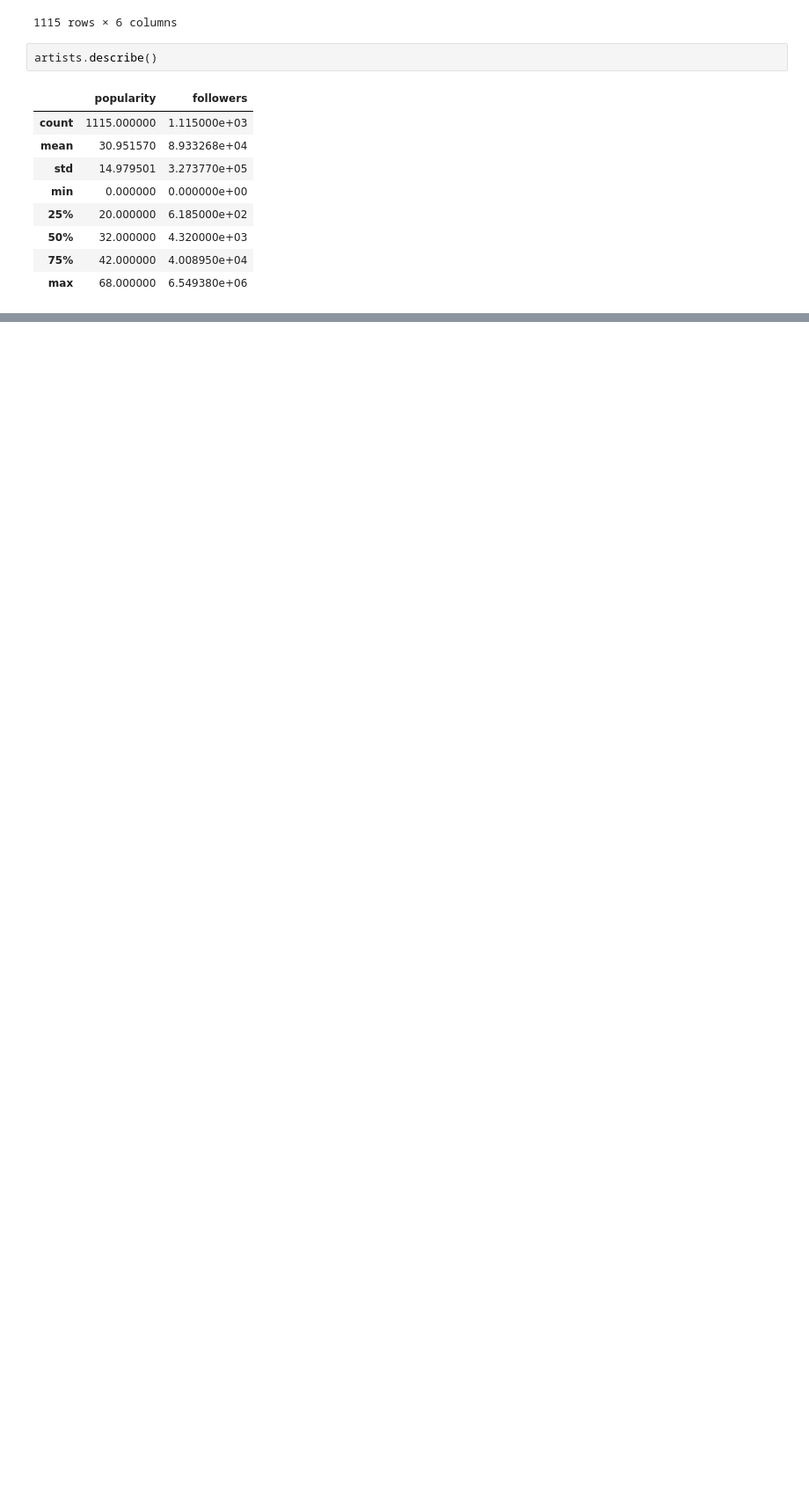
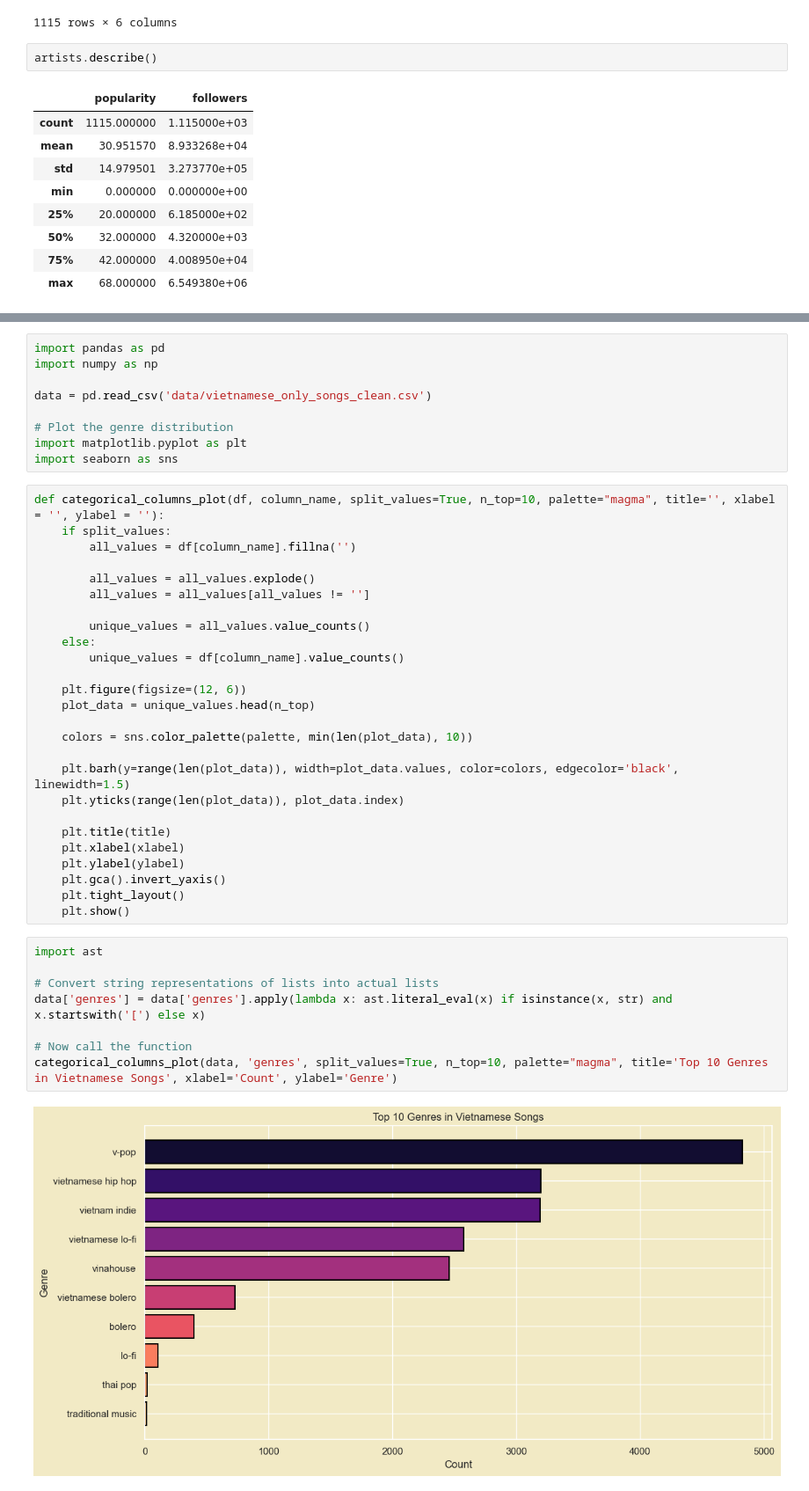
Before and after one commit to truongthuankiet1990gmailcom/Intro-to-DV-Final, a Jupyter notebook: notebook.ipynb, the cells around one changed output, grey strips where cells are left out. Shown at 88% size. Drawn from its saved outputs; the diff is of its cells as text; blank space fills up the shorter version.

```diff
--- a/notebook.ipynb
+++ b/notebook.ipynb
@@ -791,3 +792,48 @@ Notes:
 [1] Standard Errors assume that the covariance matrix of the errors is correctly specified.
 [2] The condition number is large, 4.26e+08. This might indicate that there are
 strong multicollinearity or other numerical problems.
+# %%
+import pandas as pd
+import numpy as np
+
+data = pd.read_csv('data/vietnamese_only_songs_clean.csv')
+
+# Plot the genre distribution
+import matplotlib.pyplot as plt
+import seaborn as sns
+# %%
+def categorical_columns_plot(df, column_name, split_values=True, n_top=10, palette="magma", title='', xlabel = '', ylabel = ''):
+    if split_values:
+        all_values = df[column_name].fillna('')
+
+        all_values = all_values.explode()
+        all_values = all_values[all_values != '']
+
+        unique_values = all_values.value_counts()
+    else:
+        unique_values = df[column_name].value_counts()
+
+    plt.figure(figsize=(12, 6))
+    plot_data = unique_values.head(n_top)
+
+    colors = sns.color_palette(palette, min(len(plot_data), 10))
+
+    plt.barh(y=range(len(plot_data)), width=plot_data.values, color=colors, edgecolor='black', linewidth=1.5)
+    plt.yticks(range(len(plot_data)), plot_data.index)
+
+    plt.title(title)
+    plt.xlabel(xlabel)
+    plt.ylabel(ylabel)
+    plt.gca().invert_yaxis()
+    plt.tight_layout()
+    plt.show()
+# %%
+import ast
+
+# Convert string representations of lists into actual lists
+data['genres'] = data['genres'].apply(lambda x: ast.literal_eval(x) if isinstance(x, str) and x.startswith('[') else x)
+
+# Now call the function
+categorical_columns_plot(data, 'genres', split_values=True, n_top=10, palette="magma", title='Top 10 Genres in Vietnamese Songs', xlabel='Count', ylabel='Genre')
+# %% [output]
+[figure, added]
```
Also changed, not shown: parts of 13 cells of this notebook, 21 other files.
